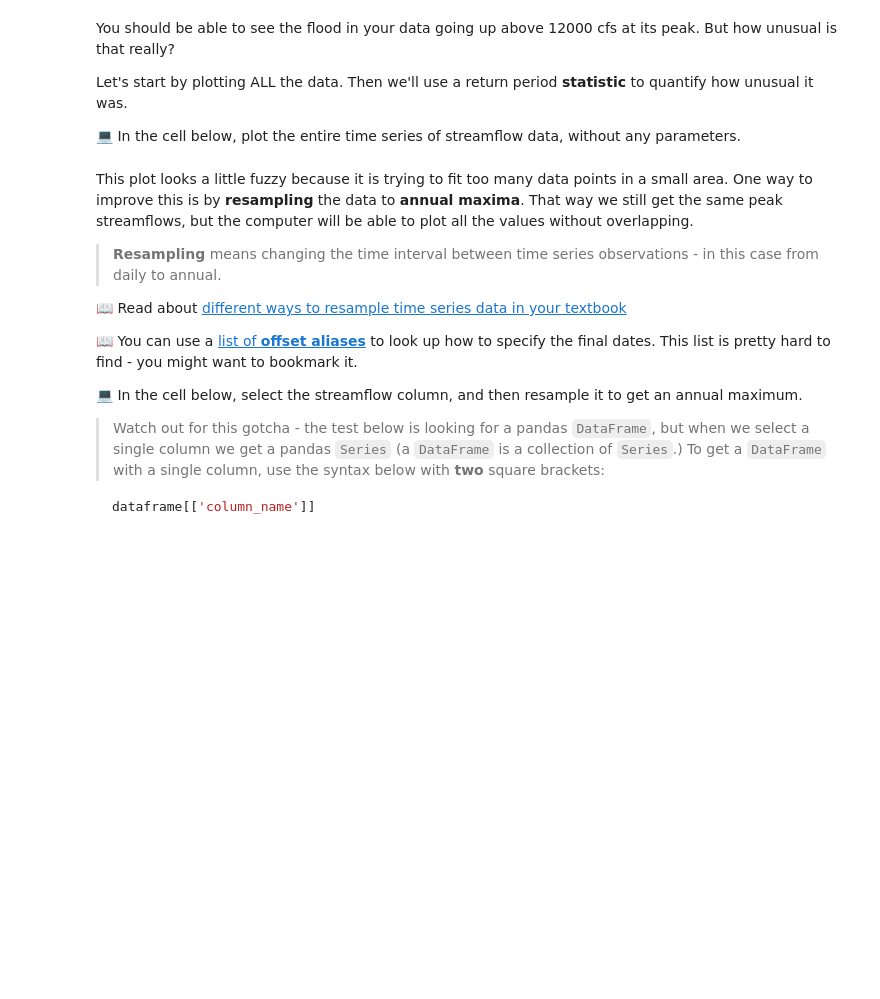
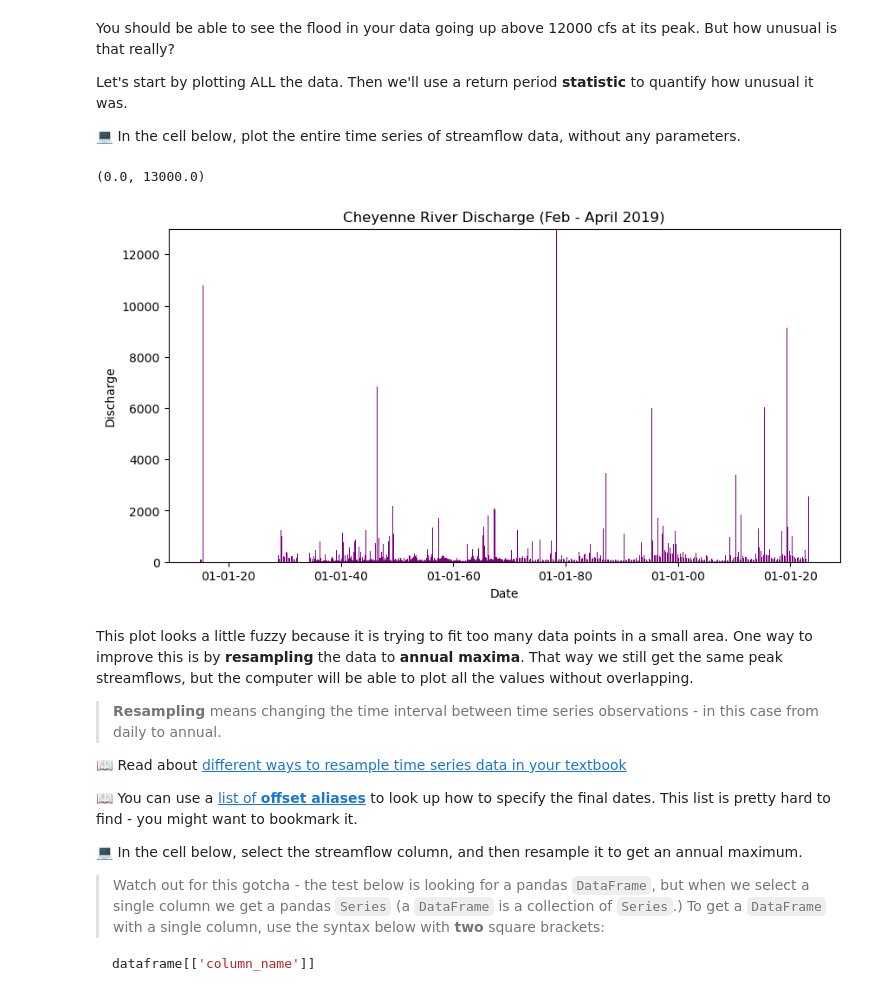
Before and after one commit to Wakunza/time-series-data-Wakunza, a Jupyter notebook: stars-02-time-series.ipynb, the cells around one changed output. Saved outputs shown, nothing was run; the diff lists cells and outputs as text; code cells hidden in the pictures; blank space fills up the shorter version.

```diff
--- a/stars-02-time-series.ipynb
+++ b/stars-02-time-series.ipynb
@@ -538,3 +633,23 @@ raise NotImplementedError()
+# %%
+import matplotlib.dates as mdates
+from matplotlib.dates import DateFormatter
+
+fig, ax = plt.subplots(figsize=(10,5))
+ax.bar(DataFrame.index.values,
+       DataFrame['Discharge'],
+       color="purple")
+
+ax.set(xlabel="Date",
+       ylabel="Discharge",
+       title="Cheyenne River Discharge (Feb - April 2019)")
+
+date_form = DateFormatter("%m-%d-%y")
+ax.xaxis.set_major_formatter(date_form)
+
+plt.ylim(0,13000)
+# %% [output]
+(0.0, 13000.0)
+[figure, added]
 # %% [markdown]
 This plot looks a little fuzzy because it is trying to fit too many data points in a small area. One way to improve this is by **resampling** the data to **annual maxima**. That way we still get the same peak streamflows, but the computer will be able to plot all the values without overlapping.
 
```
Also changed, not shown: parts of 20 cells of this notebook.
